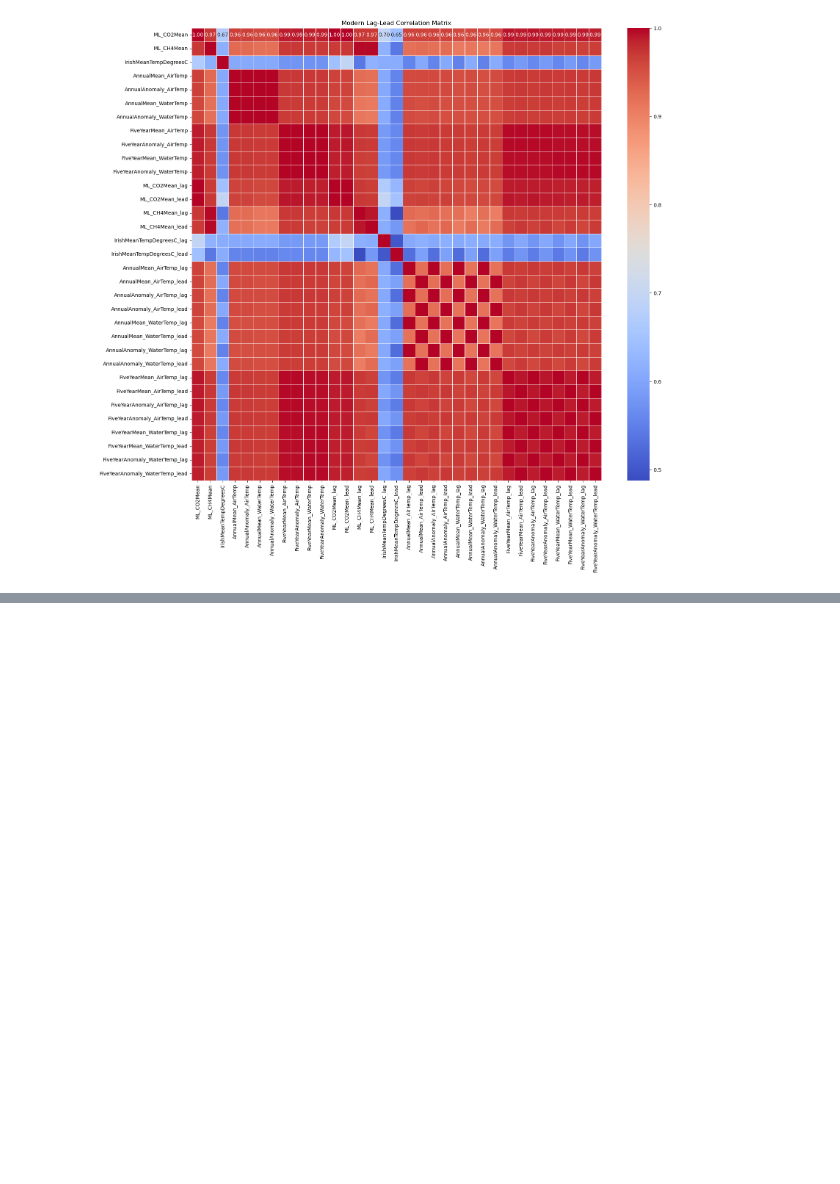
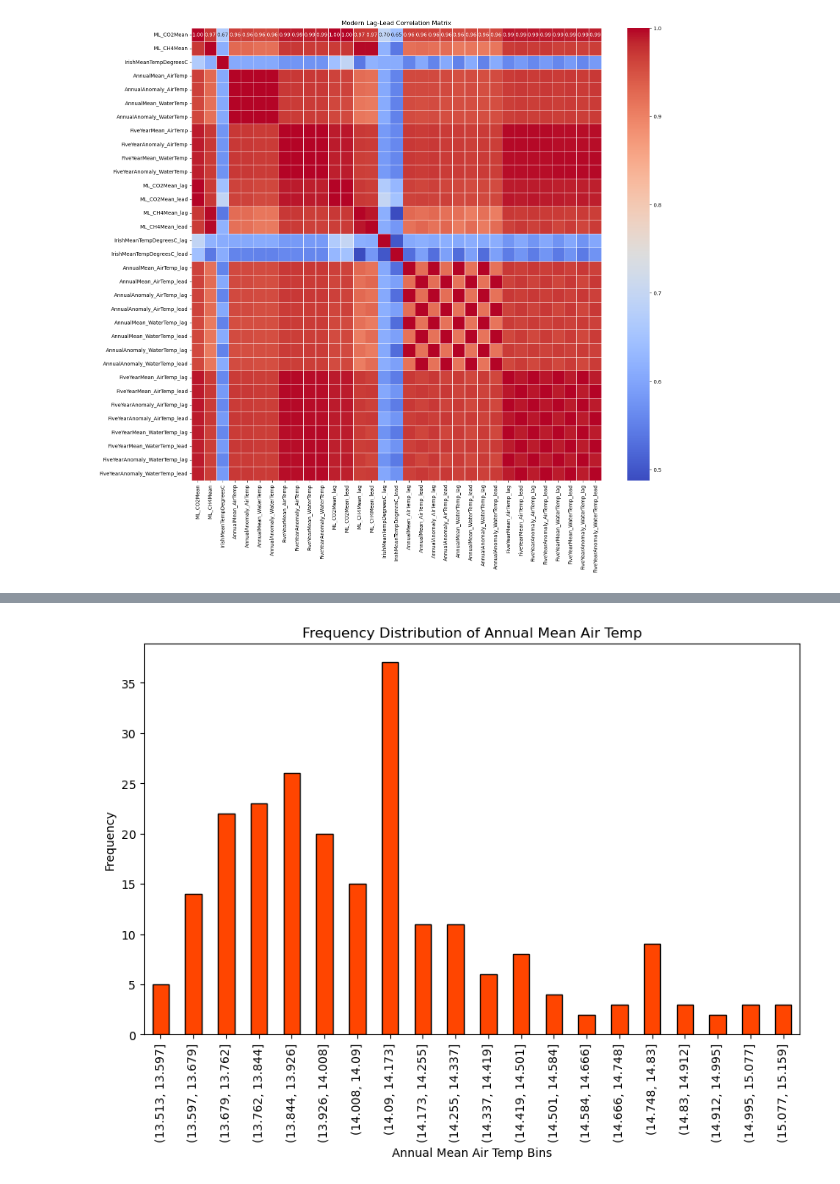
Before and after one commit to turps-pc90/PfDA_ClimateProject, a Jupyter notebook: project.ipynb, the cells around one changed output, grey strips where cells are left out. Saved outputs shown, nothing was run; the diff lists cells and outputs as text; code cells hidden in the pictures; blank space fills up the shorter version.

```diff
--- a/project.ipynb
+++ b/project.ipynb
@@ -1328,0 +1370,21 @@ The CO2 and CH4 records show a strong correlation with the global mean temperatu
+# %%
+# Columns for icecore lag/lead dataset
+icecore_columns = ['CO2 (ppmv)', 'CH4 Concentration (PPBV)', 'EDC_Temp']
+historic_freq = composite[icecore_columns].copy()
+
+
+# Columns for modern frequency dataset
+modern_columns = [
+    'ML_CO2Mean', 'ML_CH4Mean', 'IrishMeanTempDegreesC',
+    'AnnualMean_AirTemp', 'AnnualAnomaly_AirTemp',
+    'AnnualMean_WaterTemp', 'AnnualAnomaly_WaterTemp',
+    'FiveYearMean_AirTemp', 'FiveYearAnomaly_AirTemp',
+    'FiveYearMean_WaterTemp', 'FiveYearAnomaly_WaterTemp'
+]
+modern_freq = composite[modern_columns].copy()
+
+# Drop rows with all NaNs in historic_laglead
+historic_freq = historic_laglead.dropna(how='all')
+
+# Drop rows with all NaNs in modern_laglead
+modern_freq = modern_laglead.dropna(how='all')
@@ -1328,0 +1408,20 @@ The CO2 and CH4 records show a strong correlation with the global mean temperatu
+# %%
+# Specify the number of bins
+num_bins = 20
+
+# Create bins using pd.cut - AnnualMean_AirTemp - amat
+amat_bins = pd.cut(modern_freq['AnnualMean_AirTemp'], bins=num_bins)
+
+# Get the frequency distribution of bins
+amat_bin_frequency = amat_bins.value_counts()
+
+# Plotting the frequency distribution
+plt.figure(figsize=(10, 6))
+amat_bin_frequency.sort_index().plot(kind='bar', color='orangered', edgecolor='black')
+plt.title('Frequency Distribution of Annual Mean Air Temp')
+plt.xlabel('Annual Mean Air Temp Bins')
+plt.ylabel('Frequency')
+plt.xticks(rotation=90)
+plt.show()
+# %% [output]
+[figure, added]
```
Also changed, not shown: parts of 58 cells of this notebook.
